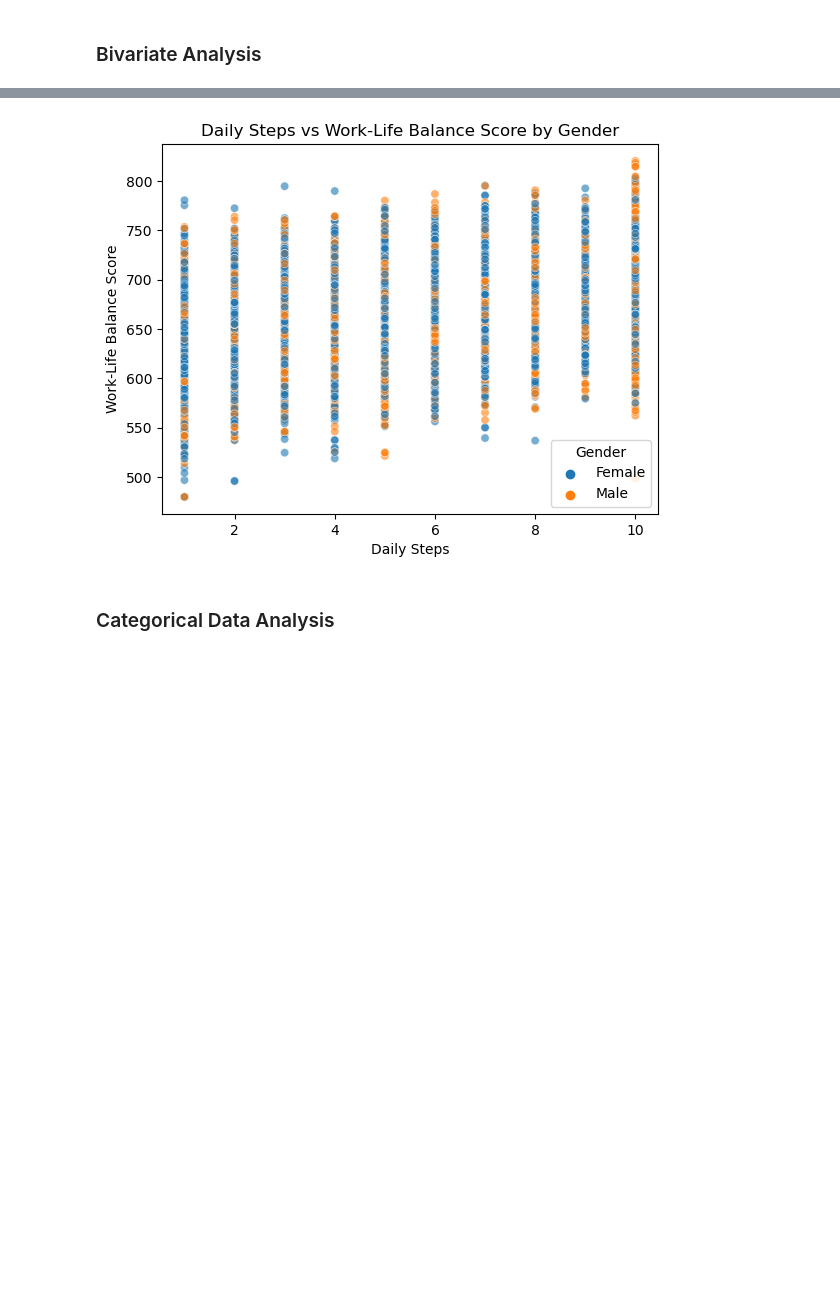
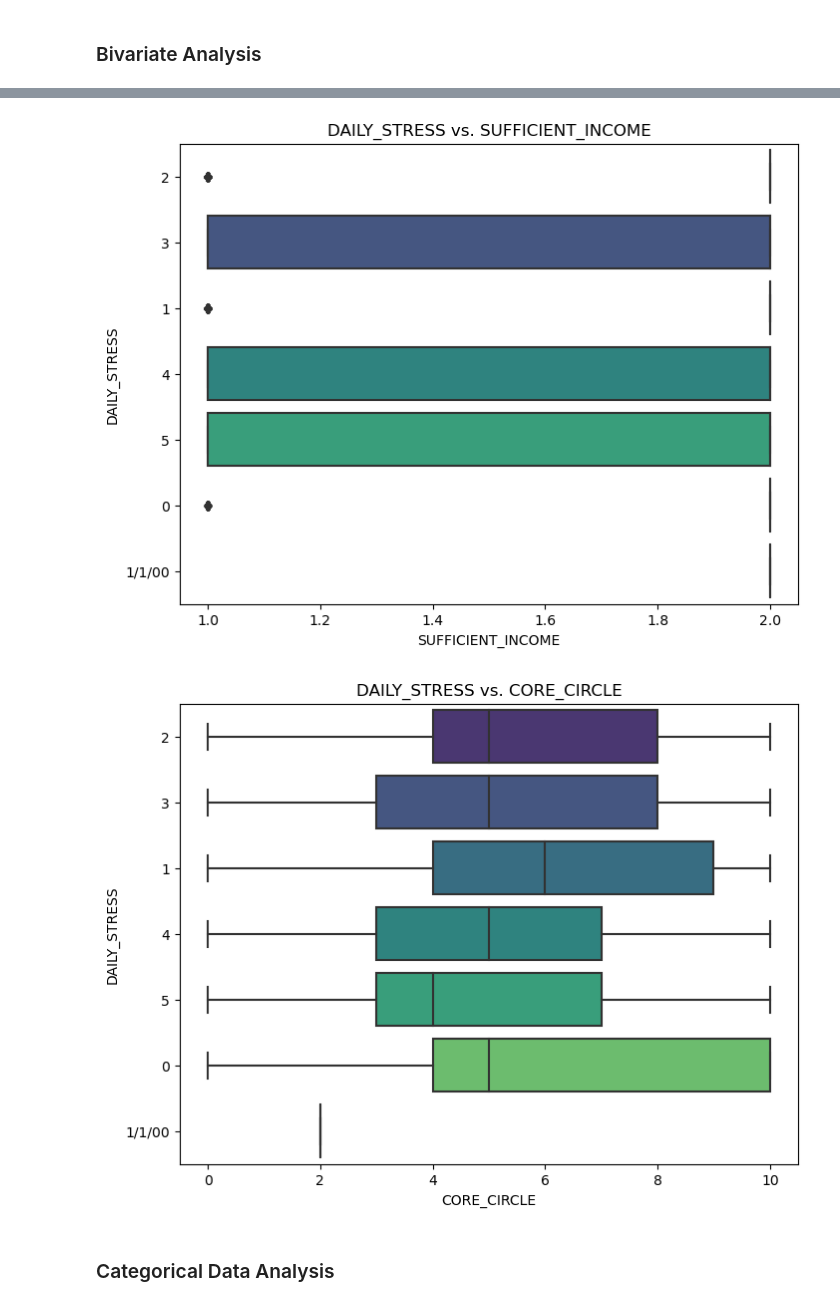
Before and after one commit to amsun001/Project_DataScience-lifestyle-and-wellbeing, a Jupyter notebook: Script/LifestyleAndWellbeing.ipynb, the cells around one changed output, grey strips where cells are left out. Cells and saved outputs as stored; diff of their text form; code cells hidden in the pictures; blank space fills up the shorter version.

```diff
--- a/Script/LifestyleAndWellbeing.ipynb
+++ b/Script/LifestyleAndWellbeing.ipynb
@@ -238,12 +249,15 @@ plt.show()
-# %%
-sns.scatterplot(data=csv_data, x='DAILY_STEPS', y='WORK_LIFE_BALANCE_SCORE', hue='GENDER', alpha=0.6)
-plt.title('Daily Steps vs Work-Life Balance Score by Gender')
-plt.xlabel('Daily Steps')
-plt.ylabel('Work-Life Balance Score')
-plt.legend(title='Gender')
-plt.show()
-# %% [output]
-[figure, removed]
+# %%
+# Box plots: DAILY_STRESS vs. Lifestyle factors
+for lifestyle_factor in ['SUFFICIENT_INCOME', 'CORE_CIRCLE']:
+    plt.figure(figsize=(8, 6))
+    sns.boxplot(data=csv_data, x=lifestyle_factor, y='DAILY_STRESS', palette='viridis')
+    plt.title(f'DAILY_STRESS vs. {lifestyle_factor}')
+    plt.xlabel(lifestyle_factor)
+    plt.ylabel('DAILY_STRESS')
+    plt.show()
+# %% [output]
+[figure, added]
+[figure, added]
 # %% [markdown]
 ### Categorical Data Analysis
 # %%
```
Also changed, not shown: parts of 12 cells of this notebook, 1 other file.
